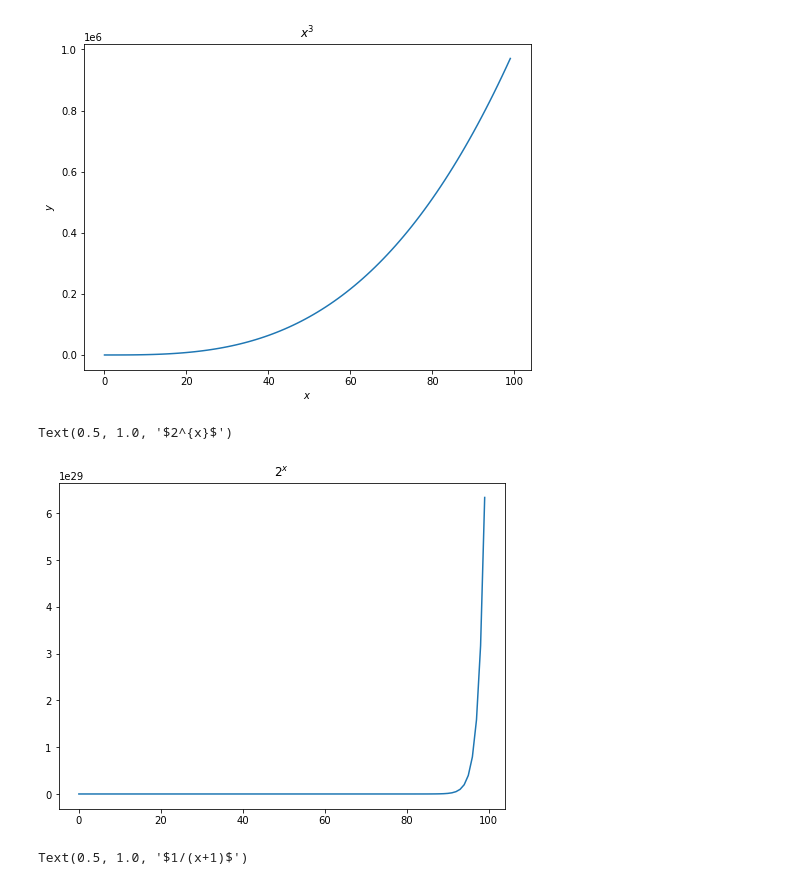
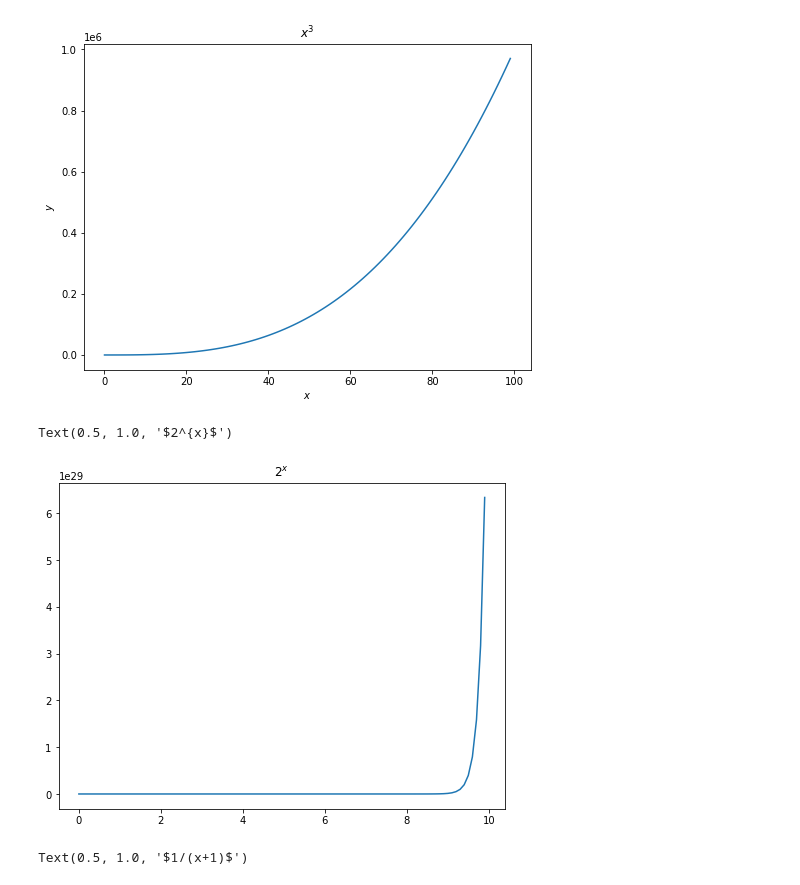
Before and after one commit to greg-maggard/numpy_pandas_visualization_exercises, a Jupyter notebook: matplotlib_exercises.ipynb, the cells around one changed output. Cells and saved outputs as stored; diff of their text form; code cells hidden in the pictures.

```diff
--- a/matplotlib_exercises.ipynb
+++ b/matplotlib_exercises.ipynb
@@ -16,11 +16,11 @@ import pandas as pd
 You'll need to write the code that generates the x and y points.
 Add an anotation for the point 0, 0, the origin.
 # %%
-x = range(-40, 40)
-y = [((x**2) - x + 2) for x in x]
+x1 = range(-40, 40)
+y1 = [((x**2) - x + 2) for x in x]
 
 plt.figure(figsize = (8, 6))
-plt.plot(x,y)
+plt.plot(x1,y1)
 plt.xlim(-40, 40)
 plt.xlabel('$x$')
 plt.ylabel('$y$')
@@ -35,7 +35,7 @@ Text(0, 0.5, '$y$')
 - y = $2^{x}$
 - y = $\frac{1}{x + 1}$
 # %%
-x = range(100)
+x2 = range(100)
 
 y1 = [math.sqrt(x) for x in x]
 y2 = [x ** 3 for x in x]
@@ -61,12 +61,14 @@ plt.ylabel('$y$')
 Text(0, 0.5, '$y$')
 [figure]
 # %%
+x3 = [.10 * x for x in x]
+y3 = [2 ** x for x in x]
 plt.figure(figsize = (8, 6))
-plt.plot(x,y3)
+plt.plot(x3,y3)
 plt.title('$2^{x}$')
 # %% [output]
 Text(0.5, 1.0, '$2^{x}$')
-[figure, old version]
+[figure, new version]
 # %%
 plt.figure(figsize = (8, 6))
 plt.plot(x,y4)
```
Also changed, not shown: parts of 1 cell of this notebook, 3 other files.
